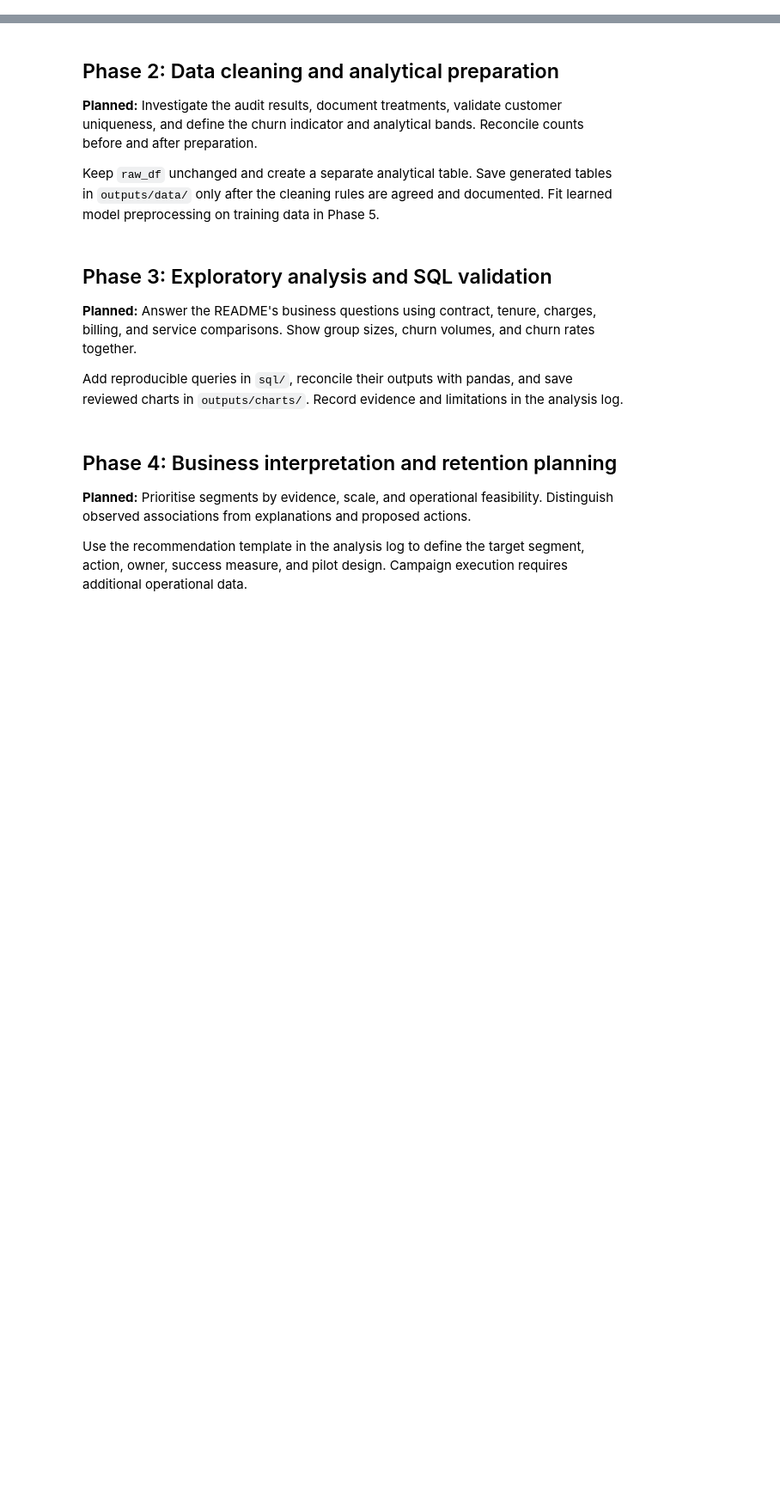
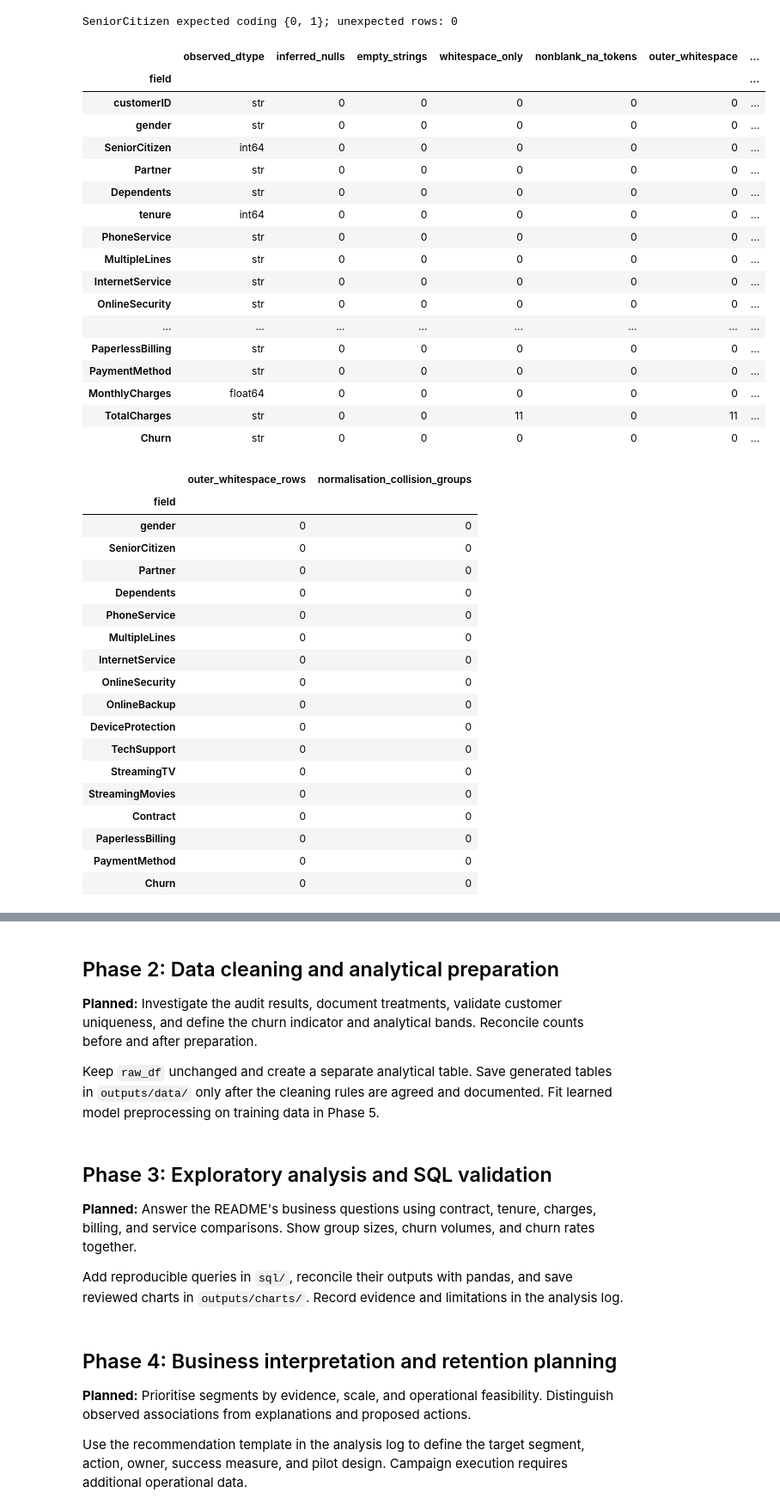
Before and after one commit to upmanNimisha/Customer-Churn_Prediction, a Jupyter notebook: notebooks/churnprediction.ipynb, the cells around one changed output, grey strips where cells are left out. Shown at 86% size. Saved outputs shown, nothing was run; the diff lists cells and outputs as text; code cells hidden in the pictures; blank space fills up the shorter version.

Commit message:
feat: complete Phase 1 data audit and document notebook-first workflow

```diff
--- a/notebooks/churnprediction.ipynb
+++ b/notebooks/churnprediction.ipynb
@@ -89,0 +115,71 @@ print(f"Rows with missing or unexpected churn labels: {invalid_churn_labels}")
+# %%
+missing_rows = []
+for field in header:
+    text = literal_df[field]
+    empty = text.eq("")
+    whitespace = text.ne("") & text.str.strip().eq("")
+    missing_rows.append({"field": field, "observed_dtype": str(raw_df[field].dtype),
+        "inferred_nulls": int(raw_df[field].isna().sum()), "empty_strings": int(empty.sum()),
+        "whitespace_only": int(whitespace.sum()),
+        "nonblank_na_tokens": int((raw_df[field].isna() & ~(empty | whitespace)).sum()),
+        "outer_whitespace": int(text.ne(text.str.strip()).sum()),
+        "distinct_literal_values": int(text.nunique())})
+field_profile = pd.DataFrame(missing_rows).set_index("field")
+display(field_profile)
+numeric_fields = ["tenure", "MonthlyCharges", "TotalCharges"]
+category_fields = [f for f in header if f not in ["customerID", *numeric_fields]]
+frequency_rows, category_checks = [], []
+for field in category_fields:
+    text = literal_df[field]
+    mapping = pd.DataFrame({"raw": text, "normalised": text.str.strip().str.casefold()}).drop_duplicates()
+    collisions = mapping["normalised"].value_counts().gt(1)
+    category_checks.append({"field": field, "outer_whitespace_rows": int(text.ne(text.str.strip()).sum()),
+        "normalisation_collision_groups": int(collisions.sum())})
+    for value, count in text.value_counts(dropna=False).items():
+        frequency_rows.append({"field": field, "literal_value": repr(value), "rows": int(count)})
+category_audit = pd.DataFrame(category_checks).set_index("field")
+category_frequencies = pd.DataFrame(frequency_rows)
+display(category_audit)
+with pd.option_context("display.max_rows", None):
+    display(category_frequencies)
+print("SeniorCitizen expected coding {0, 1}; unexpected rows:",
+      int((~literal_df["SeniorCitizen"].isin(["0", "1"])).sum()))
+# %% [output]
+SeniorCitizen expected coding {0, 1}; unexpected rows: 0
+|  | observed_dtype | inferred_nulls | empty_strings | whitespace_only | nonblank_na_tokens | outer_whitespace | ... |
+| field |  |  |  |  |  |  | ... |
+| customerID | str | 0 | 0 | 0 | 0 | 0 | ... |
+| gender | str | 0 | 0 | 0 | 0 | 0 | ... |
+| SeniorCitizen | int64 | 0 | 0 | 0 | 0 | 0 | ... |
+| Partner | str | 0 | 0 | 0 | 0 | 0 | ... |
+| Dependents | str | 0 | 0 | 0 | 0 | 0 | ... |
+| tenure | int64 | 0 | 0 | 0 | 0 | 0 | ... |
+| PhoneService | str | 0 | 0 | 0 | 0 | 0 | ... |
+| MultipleLines | str | 0 | 0 | 0 | 0 | 0 | ... |
+| InternetService | str | 0 | 0 | 0 | 0 | 0 | ... |
+| OnlineSecurity | str | 0 | 0 | 0 | 0 | 0 | ... |
+| ... | ... | ... | ... | ... | ... | ... | ... |
+| PaperlessBilling | str | 0 | 0 | 0 | 0 | 0 | ... |
+| PaymentMethod | str | 0 | 0 | 0 | 0 | 0 | ... |
+| MonthlyCharges | float64 | 0 | 0 | 0 | 0 | 0 | ... |
+| TotalCharges | str | 0 | 0 | 11 | 0 | 11 | ... |
+| Churn | str | 0 | 0 | 0 | 0 | 0 | ... |
+|  | outer_whitespace_rows | normalisation_collision_groups |
+| field |  |  |
+| gender | 0 | 0 |
+| SeniorCitizen | 0 | 0 |
+| Partner | 0 | 0 |
+| Dependents | 0 | 0 |
+| PhoneService | 0 | 0 |
+| MultipleLines | 0 | 0 |
+| InternetService | 0 | 0 |
+| OnlineSecurity | 0 | 0 |
+| OnlineBackup | 0 | 0 |
+| DeviceProtection | 0 | 0 |
+| TechSupport | 0 | 0 |
+| StreamingTV | 0 | 0 |
+| StreamingMovies | 0 | 0 |
+| Contract | 0 | 0 |
+| PaperlessBilling | 0 | 0 |
+| PaymentMethod | 0 | 0 |
+| Churn | 0 | 0 |
```
Also changed, not shown: parts of 22 cells of this notebook, 6 other files.
